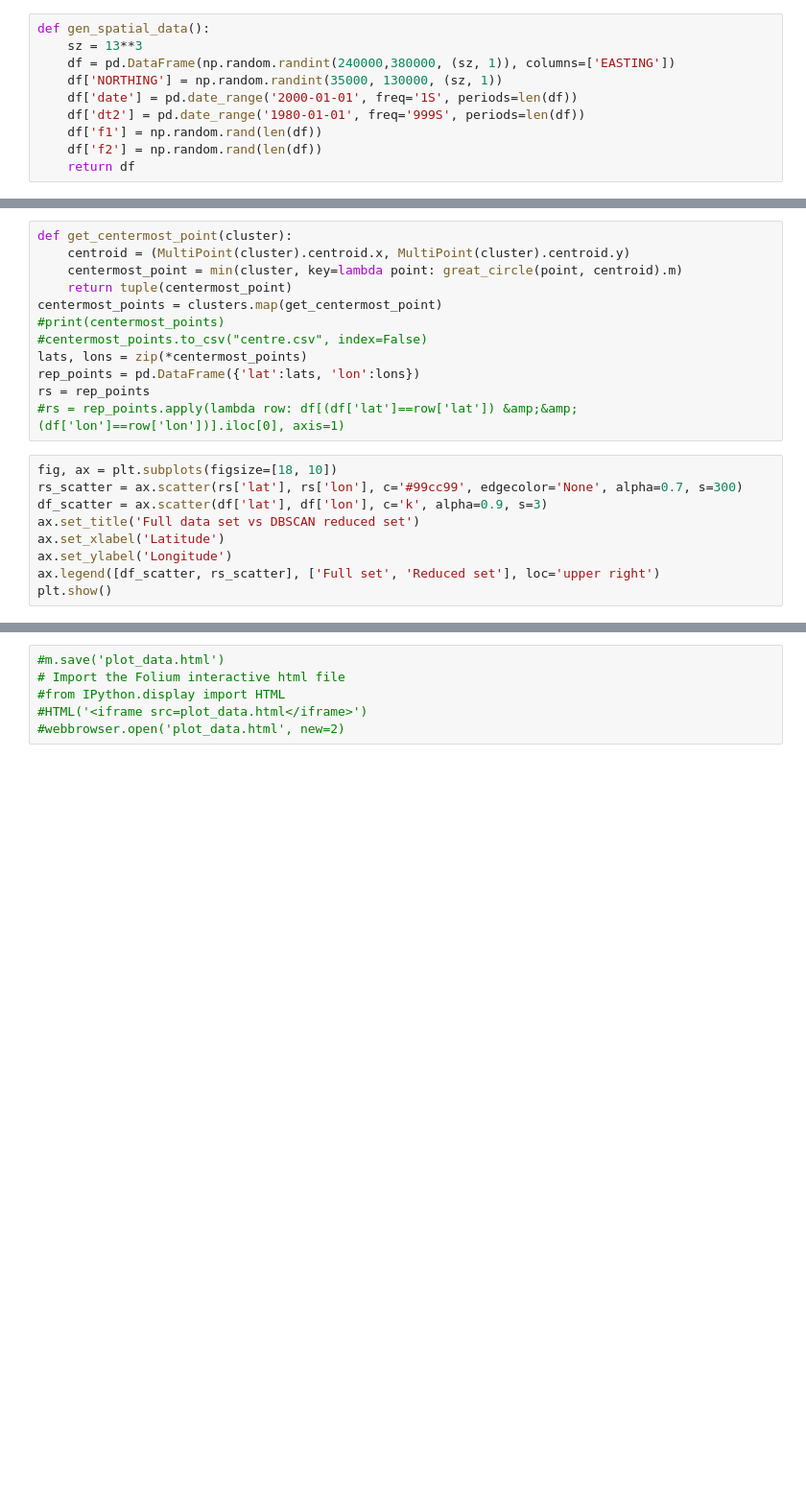
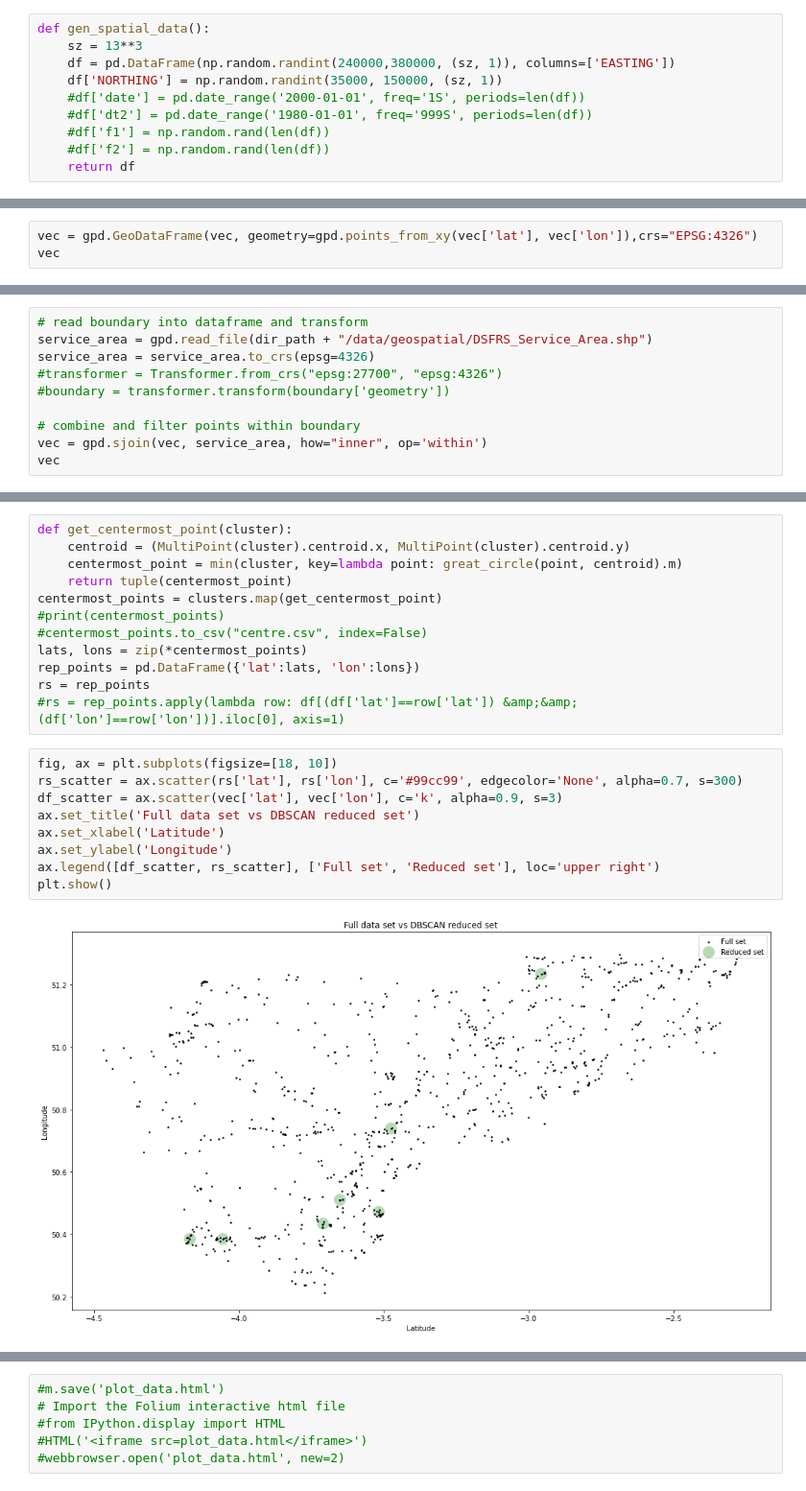
Before and after one commit to PhilPearson83/density_based_spatial_clustering, a Jupyter notebook: spatial_clustering.ipynb, the cells around one changed output, grey strips where cells are left out. Shown at 96% size. Saved outputs shown, nothing was run; the diff lists cells and outputs as text; blank space fills up the shorter version.

```diff
--- a/spatial_clustering.ipynb
+++ b/spatial_clustering.ipynb
@@ -22,9 +22,9 @@ dir_path = os.getcwd()
 def gen_spatial_data():
     sz = 13**3
     df = pd.DataFrame(np.random.randint(240000,380000, (sz, 1)), columns=['EASTING'])
-    df['NORTHING'] = np.random.randint(35000, 130000, (sz, 1))
-    df['date'] = pd.date_range('2000-01-01', freq='1S', periods=len(df))
-    df['dt2'] = pd.date_range('1980-01-01', freq='999S', periods=len(df))
-    df['f1'] = np.random.rand(len(df))
-    df['f2'] = np.random.rand(len(df))
+    df['NORTHING'] = np.random.randint(35000, 150000, (sz, 1))
+    #df['date'] = pd.date_range('2000-01-01', freq='1S', periods=len(df))
+    #df['dt2'] = pd.date_range('1980-01-01', freq='999S', periods=len(df))
+    #df['f1'] = np.random.rand(len(df))
+    #df['f2'] = np.random.rand(len(df))
     return df
@@ -68,3 +57,6 @@ def vectorized_convert(df):
     return df
 vec = vectorized_convert(df)
 #%lprun -f vectorized_convert vectorized_convert(vec)
+# %%
+vec = gpd.GeoDataFrame(vec, geometry=gpd.points_from_xy(vec['lat'], vec['lon']),crs="EPSG:4326")
+vec
@@ -70,0 +77,10 @@ vec = vectorized_convert(df)
+# %%
+# read boundary into dataframe and transform
+service_area = gpd.read_file(dir_path + "/data/geospatial/DSFRS_Service_Area.shp")
+service_area = service_area.to_crs(epsg=4326)
+#transformer = Transformer.from_crs("epsg:27700", "epsg:4326")
+#boundary = transformer.transform(boundary['geometry'])
+
+# combine and filter points within boundary
+vec = gpd.sjoin(vec, service_area, how="inner", op='within')
+vec
@@ -104,10 +145,12 @@ rs = rep_points
 # %%
 fig, ax = plt.subplots(figsize=[18, 10])
 rs_scatter = ax.scatter(rs['lat'], rs['lon'], c='#99cc99', edgecolor='None', alpha=0.7, s=300)
-df_scatter = ax.scatter(df['lat'], df['lon'], c='k', alpha=0.9, s=3)
+df_scatter = ax.scatter(vec['lat'], vec['lon'], c='k', alpha=0.9, s=3)
 ax.set_title('Full data set vs DBSCAN reduced set')
 ax.set_xlabel('Latitude')
 ax.set_ylabel('Longitude')
 ax.legend([df_scatter, rs_scatter], ['Full set', 'Reduced set'], loc='upper right')
 plt.show()
+# %% [output]
+[figure, added]
 # %%
```
Also changed, not shown: parts of 7 cells of this notebook.
